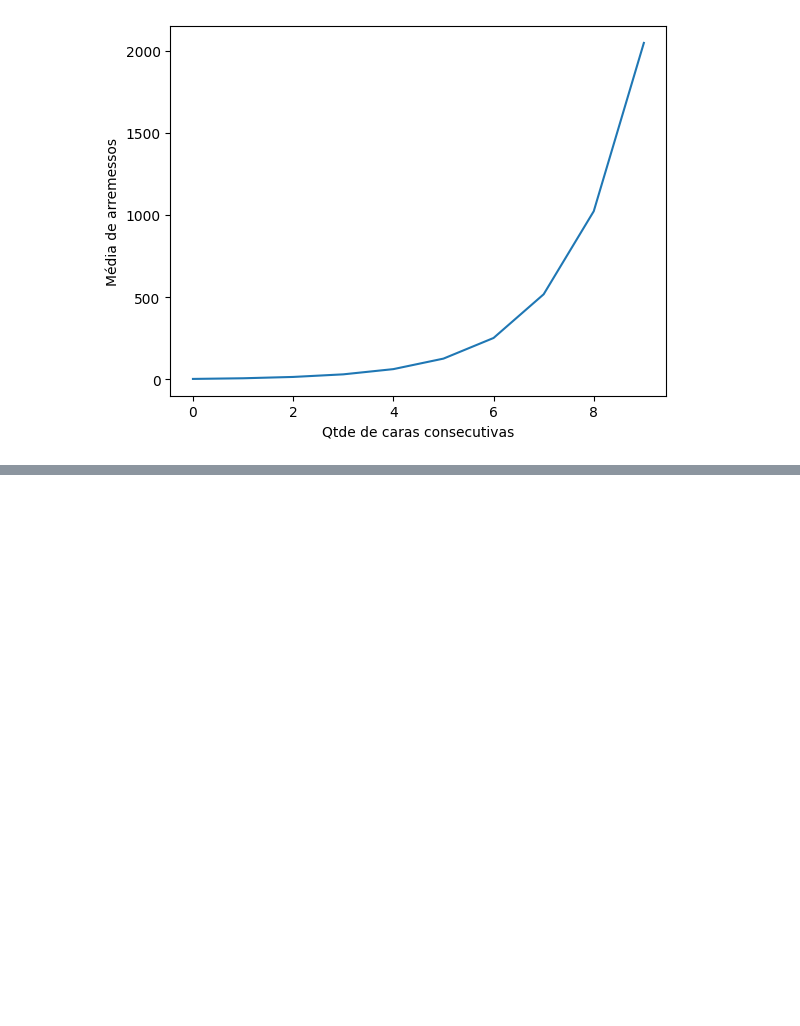
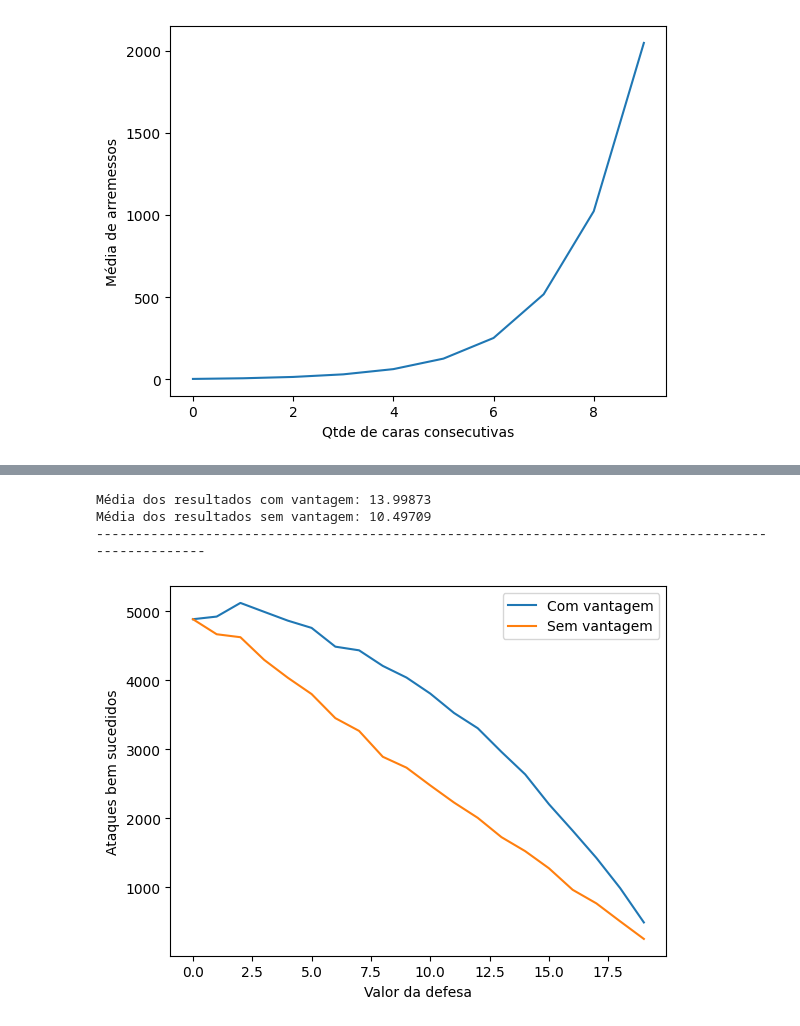
Before and after one commit to VictorLemeFernandes/modelagemSimulacao, a Jupyter notebook: lista01.ipynb, the cells around one changed output, grey strips where cells are left out. Drawn from its saved outputs; the diff is of its cells as text; code cells hidden in the pictures; blank space fills up the shorter version.

```diff
--- a/lista01.ipynb
+++ b/lista01.ipynb
@@ -42,0 +48,80 @@ matPlot.show()
+# %%
+import numpy
+import matplotlib.pyplot as matPlot
+
+# Retorna o melhor resultado encontrado
+def with_advantage():
+
+    diceOne = numpy.random.randint(1, 21)
+    diceTwo = numpy.random.randint(1, 21)
+
+    while diceOne == diceTwo:
+        diceOne = numpy.random.randint(1, 21)
+        diceTwo = numpy.random.randint(1, 21)
+
+    if diceOne > diceTwo:
+        return diceOne
+    else:
+        return diceTwo
+
+
+# Retorna o unico resultado
+def without_advantage():
+
+    dice = numpy.random.randint(1, 21)
+
+    return dice
+
+# Retorna a defesa do monstro
+def deffense():
+    return numpy.random.randint(1, 21)
+# ---------------------------------------------------------------
+
+# Alternativa A
+resultsWithAdvantage = []
+resultsWithoutAdvantage = []
+resultsDeffense = []
+monteCarlo = 100000
+
+for i in range(monteCarlo):
+    resultsWithAdvantage.append(with_advantage())
+    resultsWithoutAdvantage.append(without_advantage())
+    resultsDeffense.append(deffense())
+
+print(f'Média dos resultados com vantagem: {numpy.mean(resultsWithAdvantage)}')
+print(f'Média dos resultados sem vantagem: {numpy.mean(resultsWithoutAdvantage)}')
+print('-'*100)
+
+# Resposta: com vantagem sera sempre a melhor opcao
+# ---------------------------------------------------------------
+
+# Alternativa B
+successWithAdvantage = []
+successWithoutAdvantage = []
+for i in range(20):
+    successWithAdvantage.append(0)
+    successWithoutAdvantage.append(0)
+
+
+for i in range(monteCarlo):
+    if resultsWithAdvantage[i] >= resultsDeffense[i]:
+        successWithAdvantage[resultsDeffense[i] - 1] += 1
+    if resultsWithoutAdvantage[i] >= resultsDeffense[i]:
+        successWithoutAdvantage[resultsDeffense[i] - 1] += 1
+
+matPlot.plot(successWithAdvantage, label='Com vantagem')
+matPlot.plot(successWithoutAdvantage, label='Sem vantagem')
+matPlot.xlabel("Valor da defesa")
+matPlot.ylabel("Ataques bem sucedidos")
+matPlot.legend()
+matPlot.show()
+# ---------------------------------------------------------------
+
+# Alternativa C:
+# Com certeza a habilidade "Vantagem" influencia, pois ela tem uma taxa de sucesso muito maior
+#do que a sem vantagem, isso pode ser observado no grafico.
+# %% [output]
+Média dos resultados com vantagem: 13.99873
+Média dos resultados sem vantagem: 10.49709
+----------------------------------------------------------------------------------------------------
+[figure, added]
```
Also changed, not shown: parts of 1 cell of this notebook.
